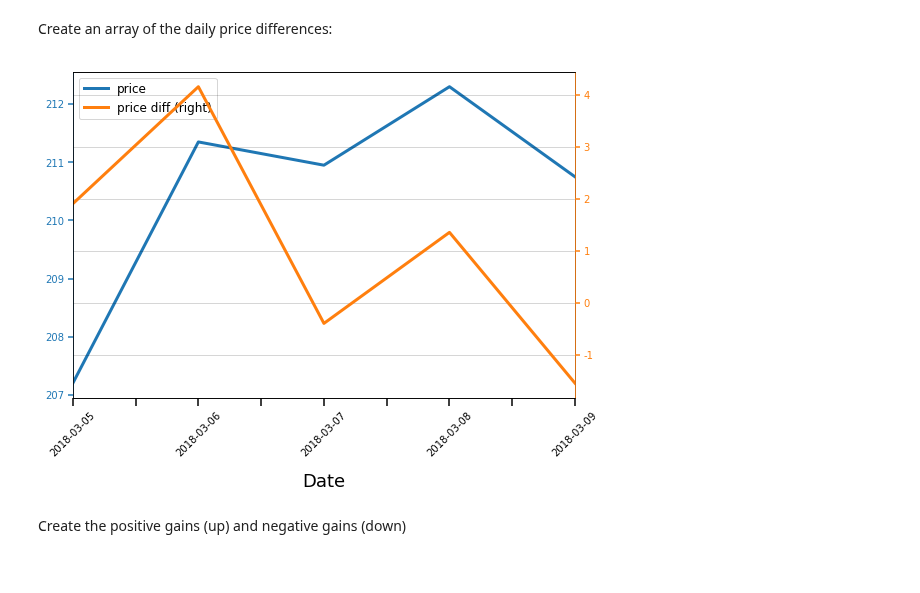
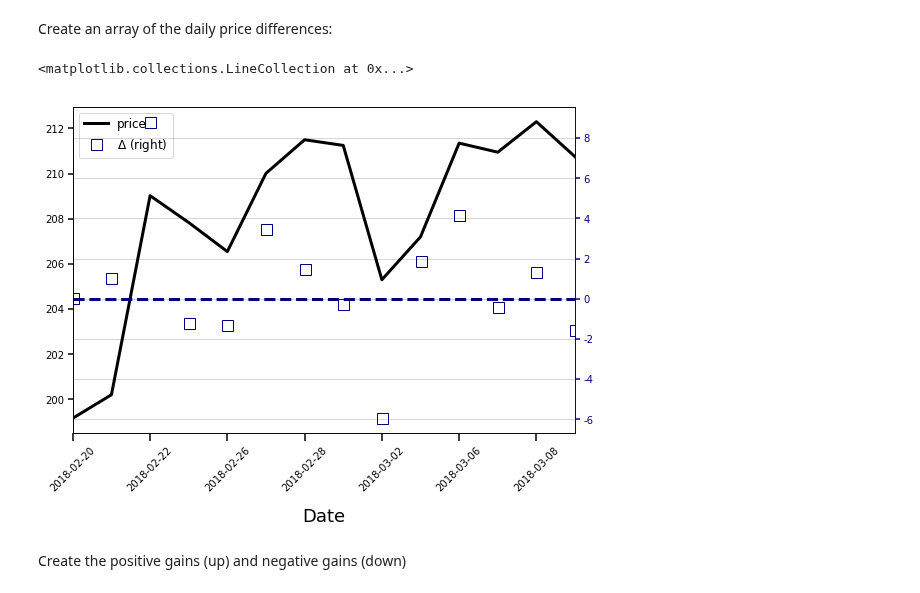
Before and after one commit to denglert/quant-sandbox, a Jupyter notebook: ftse100/RSI.ipynb, the cells around one changed output. Cells and saved outputs as stored; diff of their text form; code cells hidden in the pictures.

```diff
--- a/ftse100/RSI.ipynb
+++ b/ftse100/RSI.ipynb
@@ -123,15 +127,20 @@ Create an array of the daily price differences:
 # %%
 close = df.loc[security]['Adj Close']
 delta = close.diff()
+delta[0] = 0
+# %%
+start = -14
 # %%
-a1 = close[-5:].plot(rot=45, label='price', legend=True)
-a2 = delta[-5:].plot(secondary_y=True, rot=45, label='price diff', legend=True)
-a1.spines['left'].set_color('C0')
-a2.spines['right'].set_color('C1')
-a1.tick_params(axis='y', colors='C0')
-a2.tick_params(axis='y', colors='C1')
+a1 = close[start:].plot(rot=45, label='price', c='k', legend=True)
+a2 = delta[start:].plot(secondary_y=True, rot=45, label=r'$\Delta$', c='navy', style='s', markersize=11, markerfacecolor='none', legend=True)
+a1.spines['left'].set_color('k')
+a2.spines['right'].set_color('navy')
+a1.tick_params(axis='y', colors='k')
+a2.tick_params(axis='y', colors='navy')
+a2.hlines(y=0, xmin=0, xmax=100, colors='navy', linestyle='--')
 # %% [output]
+<matplotlib.collections.LineCollection at 0x...>
-[figure, old version]
+[figure, new version]
 # %% [markdown]
 Create the positive gains (up) and negative gains (down)
 # %%
```
Also changed, not shown: parts of 45 cells of this notebook, 1 other file.
